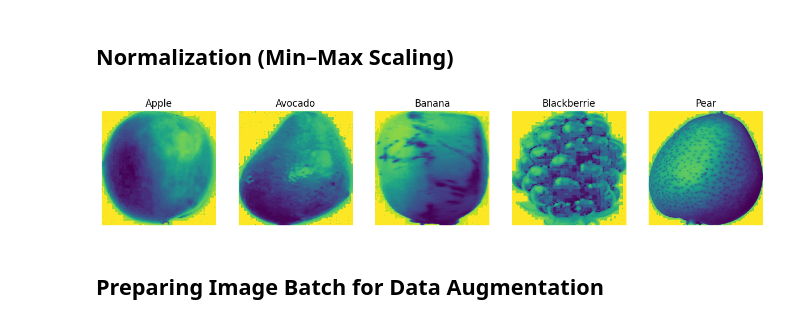
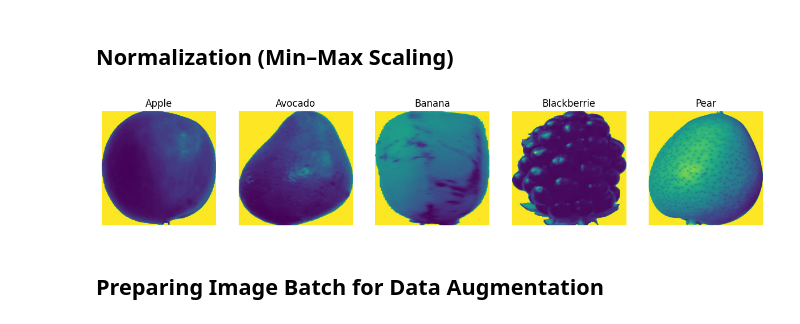
Before and after one commit to DORMODO/ML-Project-2025, a Jupyter notebook: notebooks/image_EDA.ipynb, the cells around one changed output. Drawn from its saved outputs; the diff is of its cells as text; code cells hidden in the pictures.

Commit message:
update image

```diff
--- a/notebooks/image_EDA.ipynb
+++ b/notebooks/image_EDA.ipynb
@@ -142,22 +142,22 @@ for ax, cls in zip(axes, classes):
 ## Normalization (Min–Max Scaling)
 # %%
 Normalizeddataset = []
-for gray_img, cls in equalized_imgs:
+for gray_img, cls in Graydataset:
     norm_img = (gray_img - np.min(gray_img)) / (np.max(gray_img) - np.min(gray_img))
     Normalizeddataset.append((norm_img, cls))
 
 fig, axes = plt.subplots(1, 5, figsize=(15, 5))
 
 for ax, cls in zip(axes, classes):
     # العثور على أول صورة من الفئة
     for img, label in Normalizeddataset:
         if label == cls:
             ax.set_title(cls)
             ax.imshow(img)
             ax.axis('off')
             break
 # %% [output]
-[figure, old version]
+[figure, new version]
 # %% [markdown]
 ##  Preparing Image Batch for Data Augmentation
 # %%
```
Also changed, not shown: parts of 4 cells of this notebook.
